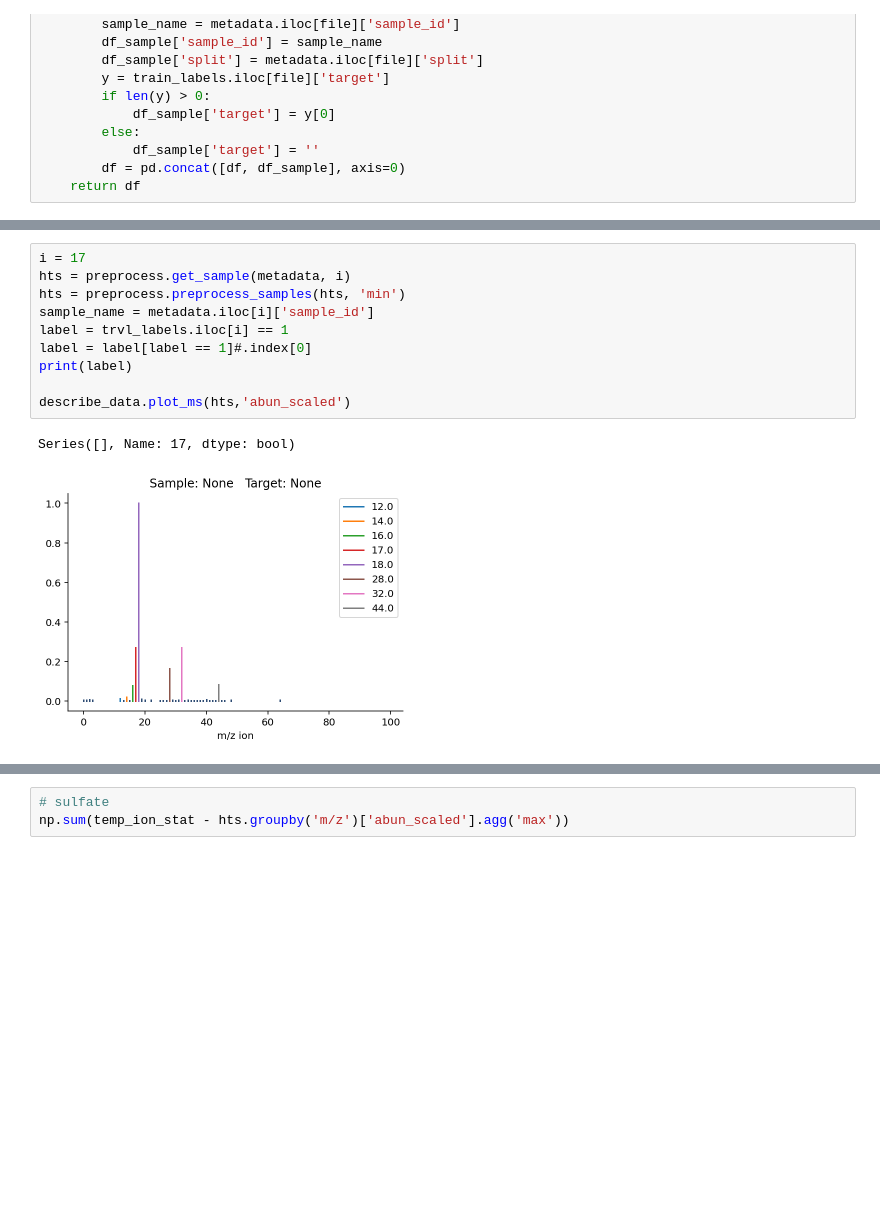
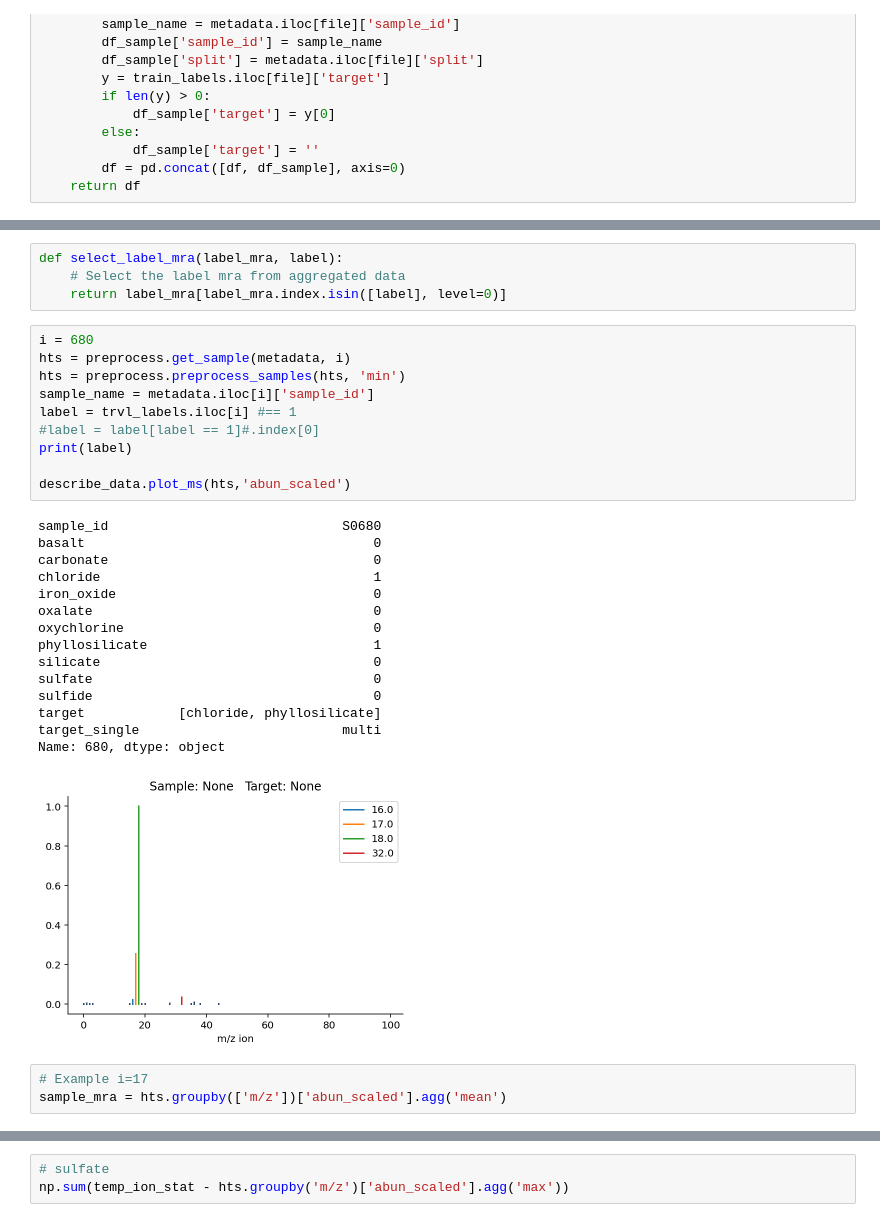
Before and after one commit to itacdonev/MarsSpectrometry, a Jupyter notebook: notebooks/eda.ipynb, the cells around one changed output, grey strips where cells are left out. Drawn from its saved outputs; the diff is of its cells as text; blank space fills up the shorter version.

```diff
--- a/notebooks/eda.ipynb
+++ b/notebooks/eda.ipynb
@@ -458,13 +507,33 @@ Name: abun_scaled, Length: 99, dtype: float64
+# %%
+def select_label_mra(label_mra, label):
+    # Select the label mra from aggregated data
+    return label_mra[label_mra.index.isin([label], level=0)]
 # %%
-i = 17
+i = 680
 hts = preprocess.get_sample(metadata, i)
 hts = preprocess.preprocess_samples(hts, 'min')
 sample_name = metadata.iloc[i]['sample_id']
-label = trvl_labels.iloc[i] == 1
-label = label[label == 1]#.index[0]
+label = trvl_labels.iloc[i] #== 1
+#label = label[label == 1]#.index[0]
 print(label)
 
 describe_data.plot_ms(hts,'abun_scaled')
 # %% [output]
-Series([], Name: 17, dtype: bool)
+sample_id                              S0680
+basalt                                     0
+carbonate                                  0
+chloride                                   1
+iron_oxide                                 0
+oxalate                                    0
+oxychlorine                                0
+phyllosilicate                             1
+silicate                                   0
+sulfate                                    0
+sulfide                                    0
+target            [chloride, phyllosilicate]
+target_single                          multi
+Name: 680, dtype: object
-[figure, old version]
+[figure, new version]
+# %%
+# Example i=17
+sample_mra = hts.groupby(['m/z'])['abun_scaled'].agg('mean')
```
Also changed, not shown: parts of 13 cells of this notebook.
